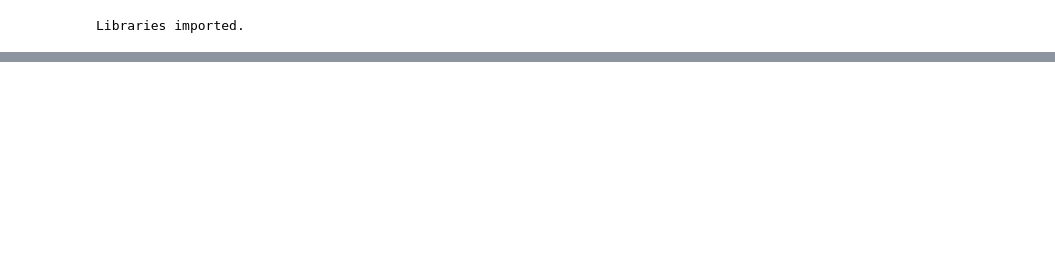
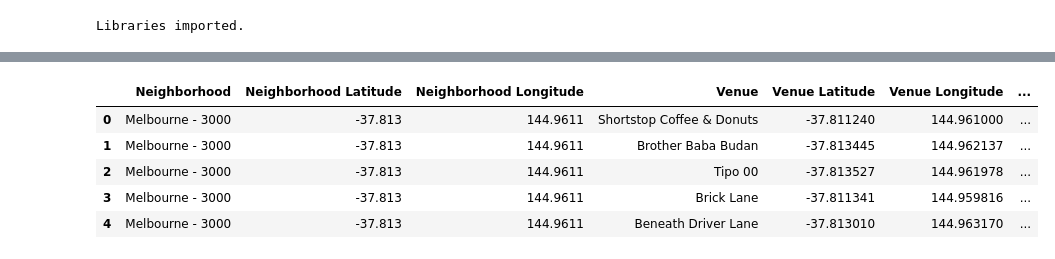
Before and after one commit to Serenacancode/Coursera_Capstone, a Jupyter notebook: Capstone project.ipynb, the cells around one changed output, grey strips where cells are left out. Drawn from its saved outputs; the diff is of its cells as text; code cells hidden in the pictures; blank space fills up the shorter version.

```diff
--- a/Capstone project.ipynb
+++ b/Capstone project.ipynb
@@ -105,0 +147,3 @@ Folium installed
+# %%
+df["Neighborhood"]=df['place name']+" - "+df['Postal Code'].astype(str)
+df.head()
@@ -183,0 +178,10 @@ dataframe_filtered.head()
+# %%
+venues = getNearbyVenues(names=df['Neighborhood'],latitudes=df['latitude'],longitudes=df['longitude'])
+venues.head()
+# %% [output]
+|  | Neighborhood | Neighborhood Latitude | Neighborhood Longitude | Venue | Venue Latitude | Venue Longitude | ... |
+| 0 | Melbourne - 3000 | -37.813 | 144.9611 | Shortstop Coffee & Donuts | -37.811240 | 144.961000 | ... |
+| 1 | Melbourne - 3000 | -37.813 | 144.9611 | Brother Baba Budan | -37.813445 | 144.962137 | ... |
+| 2 | Melbourne - 3000 | -37.813 | 144.9611 | Tipo 00 | -37.813527 | 144.961978 | ... |
+| 3 | Melbourne - 3000 | -37.813 | 144.9611 | Brick Lane | -37.811341 | 144.959816 | ... |
+| 4 | Melbourne - 3000 | -37.813 | 144.9611 | Beneath Driver Lane | -37.813010 | 144.963170 | ... |
```
Also changed, not shown: parts of 37 cells of this notebook.
